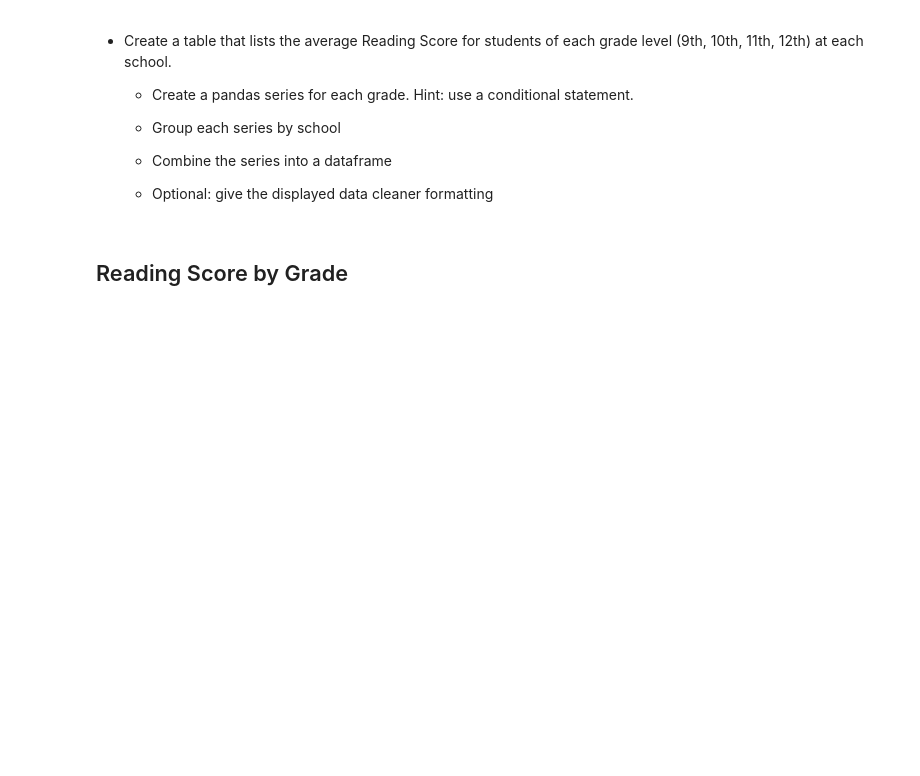
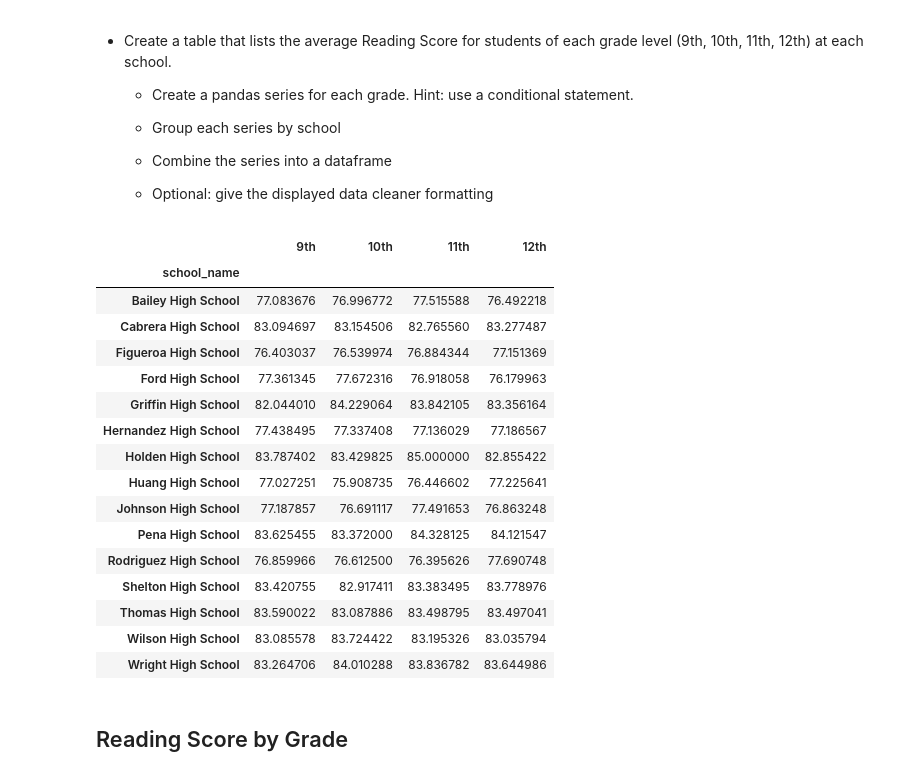
Before and after one commit to david-seger/pandas-challenge, a Jupyter notebook: PyCitySchools/PyCitySchools_starter.ipynb, the cells around one changed output. Saved outputs shown, nothing was run; the diff lists cells and outputs as text; code cells hidden in the pictures; blank space fills up the shorter version.

Commit message:
PySchool with analysis

```diff
--- a/PyCitySchools/PyCitySchools_starter.ipynb
+++ b/PyCitySchools/PyCitySchools_starter.ipynb
@@ -40,6 +40,16 @@ df_student_data["student_overall_passing"] = student_overall_passing_nbr
 df_student_data['student_overall_passing'] = np.where(
    (df_student_data['student_overall_passing'] <=1), 0, 1)
 
+df_school_data['budget_per_student'] = df_school_data["budget"] / df_school_data["size"]
+
+school_spend_bins = [0, 584, 629, 644, 675]
+school_spend_labels = ["< $584","$585-629","$630-644","$645-675"]
+
+df_school_data["Spending Ranges (Per Student)"] = pd.cut(df_school_data["budget_per_student"], school_spend_bins, labels=school_spend_labels)
+
+school_size_bins = [0, 999, 1999, 5000]
+school_size_labels = ["Small < 1000","Medium (1000-1999)","Large (2000-5000)"]
+df_school_data["School Size"] = pd.cut(df_school_data["size"], school_size_bins, labels=school_size_labels)
+
 # Combine the data into a single dataset.
 df_school_data_complete = pd.merge(df_student_data, df_school_data, how="left", on=["school_name", "school_name"])
-df_school_data_complete
@@ -220,6 +231,49 @@ KeyError: 'school_overall_percent_passing'
   * Combine the series into a dataframe
 
   * Optional: give the displayed data cleaner formatting
+# %%
+df_scores_by_grade = df_school_data_complete
+
+df_9_graders = df_scores_by_grade[(df_scores_by_grade["grade"] == "9th")]
+df_9_grouped = df_9_graders.groupby(["school_name"])
+avg_math_9th = df_9_grouped["math_score"].mean()
+
+df_10_graders = df_scores_by_grade[(df_scores_by_grade["grade"] == "10th")]
+df_10_grouped = df_10_graders.groupby(["school_name"])
+avg_math_10th = df_10_grouped["math_score"].mean()
+
+df_11_graders = df_scores_by_grade[(df_scores_by_grade["grade"] == "11th")]
+df_11_grouped = df_11_graders.groupby(["school_name"])
+avg_math_11th = df_11_grouped["math_score"].mean()
+
+df_12_graders = df_scores_by_grade[(df_scores_by_grade["grade"] == "12th")]
+df_12_grouped = df_12_graders.groupby(["school_name"])
+avg_math_12th = df_12_grouped["math_score"].mean()
+
+df_math_scores = pd.DataFrame({"9th": avg_math_9th,
+                                  "10th": avg_math_10th,
+                                  "11th": avg_math_11th,
+                                  "12th": avg_math_12th})
+
+df_math_scores
+# %% [output]
+|  | 9th | 10th | 11th | 12th |
+| school_name |  |  |  |  |
+| Bailey High School | 77.083676 | 76.996772 | 77.515588 | 76.492218 |
+| Cabrera High School | 83.094697 | 83.154506 | 82.765560 | 83.277487 |
+| Figueroa High School | 76.403037 | 76.539974 | 76.884344 | 77.151369 |
+| Ford High School | 77.361345 | 77.672316 | 76.918058 | 76.179963 |
+| Griffin High School | 82.044010 | 84.229064 | 83.842105 | 83.356164 |
+| Hernandez High School | 77.438495 | 77.337408 | 77.136029 | 77.186567 |
+| Holden High School | 83.787402 | 83.429825 | 85.000000 | 82.855422 |
+| Huang High School | 77.027251 | 75.908735 | 76.446602 | 77.225641 |
+| Johnson High School | 77.187857 | 76.691117 | 77.491653 | 76.863248 |
+| Pena High School | 83.625455 | 83.372000 | 84.328125 | 84.121547 |
+| Rodriguez High School | 76.859966 | 76.612500 | 76.395626 | 77.690748 |
+| Shelton High School | 83.420755 | 82.917411 | 83.383495 | 83.778976 |
+| Thomas High School | 83.590022 | 83.087886 | 83.498795 | 83.497041 |
+| Wilson High School | 83.085578 | 83.724422 | 83.195326 | 83.035794 |
+| Wright High School | 83.264706 | 84.010288 | 83.836782 | 83.644986 |
 # %% [markdown]
 ## Reading Score by Grade
 # %% [markdown]
```
Also changed, not shown: parts of 10 cells of this notebook, 1 other file.
